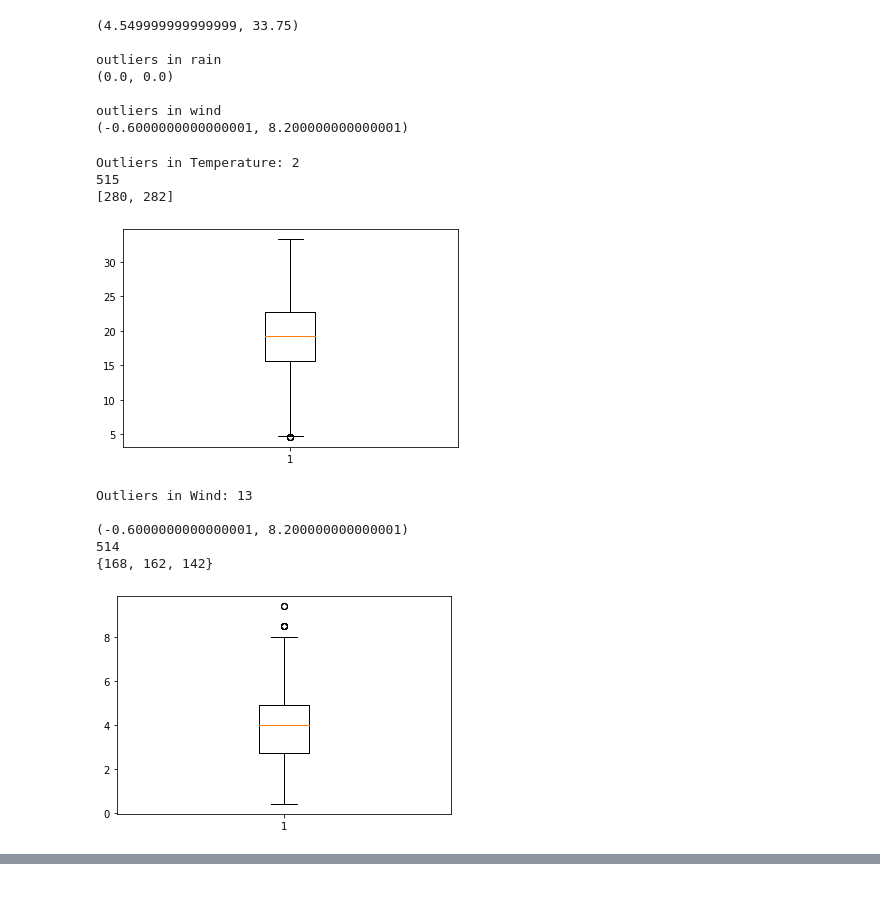
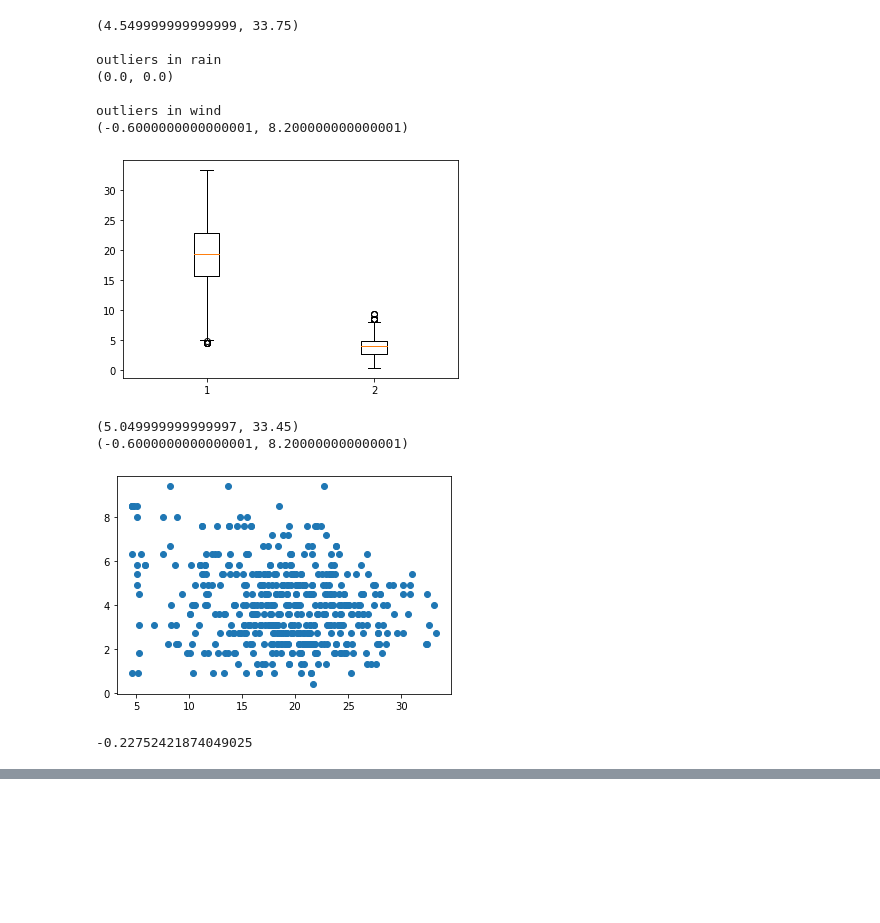
Before and after one commit to lkarjun/data-science-from-scratch, a Jupyter notebook: ChapterFive/Statistics.ipynb, the cells around one changed output, grey strips where cells are left out. Cells and saved outputs as stored; diff of their text form; code cells hidden in the pictures; blank space fills up the shorter version.

```diff
--- a/ChapterFive/Statistics.ipynb
+++ b/ChapterFive/Statistics.ipynb
@@ -349,63 +359,39 @@ outliers in rain
 
 outliers in wind
 (-0.6000000000000001, 8.200000000000001)
-# %%
-wind_fixed = list(wind)
-good_wind = [value for value in wind_fixed
-        if (value < 8.20) & (value > -0.60)
-            ]
-
-temp_fixed = list(temp)
-good_temp = [value1 for value1 in temp_fixed
-             if (value1 > 4.2) & (value1 <= 33.75)]
 # %%
 #outliers in temperature
 
 Outlier_temp_index = [temp_fixed.index(temp)
-    for temp in temp_fixed
-    if temp <= 4.549999999999999]
+                      for temp in temp_fixed
+                      if temp <= 4.55]
+
+Outlier_wind_index = [wind_fixed.index(wind)
+                     for wind in wind_fixed
+                     if wind >= 8.20 or wind <= -0.60]
 
 temp_good = [x
             for i,x in enumerate(temp_fixed)
-            if i not in Outlier_temp_index]
+            if i not in Outlier_temp_index
+            if i not in Outlier_wind_index
+            ]
 
-print('Outliers in Temperature:', len(Outlier_temp_index))
+wind_good = [x
+            for i, x in enumerate(wind_fixed)
+            if i not in Outlier_wind_index
+            if i not in Outlier_temp_index
+            ]
 
-print(len(temp_good))
-print(Outlier_temp_index)
-plt.boxplot(temp_good)
+plt.boxplot([temp_good, wind_good])
 plt.show()
+print(checkoutlier(temp_good))
+print(checkoutlier(wind_good))
+plt.scatter(temp_good, wind_good)
+plt.show()
+print(correlation(temp_good, wind_good))
 # %% [output]
+[figure, new version]
-Outliers in Temperature: 2
-515
-[280, 282]
+(5.049999999999997, 33.45)
+(-0.6000000000000001, 8.200000000000001)
-[figure, old version]
+[figure, added]
+-0.22752421874049025
-# %%
-Outlier_wind_index = [wind_fixed.index(wind)
-    for wind in wind_fixed
-    if (wind >= 8.20)or(wind <= -0.60)]
-
-w1 = 168
-w2 = 162
-w3 = 142
-
-wind_good = [x
-            for i, x in enumerate(wind_fixed)
-            if i not in Outlier_wind_index
-            ]
-
-print('Outliers in Wind:', len(Outlier_wind_index));print()
-
-
-print(checkoutlier(wind_good))
-print(len(wind_good))
-print(set(Outlier_wind_index))
-plt.boxplot(wind_good)
-plt.show()
-# %% [output]
-Outliers in Wind: 13
-
-(-0.6000000000000001, 8.200000000000001)
-514
-{168, 162, 142}
-[figure, removed]
```
Also changed, not shown: parts of 12 cells of this notebook, 1 other file.
